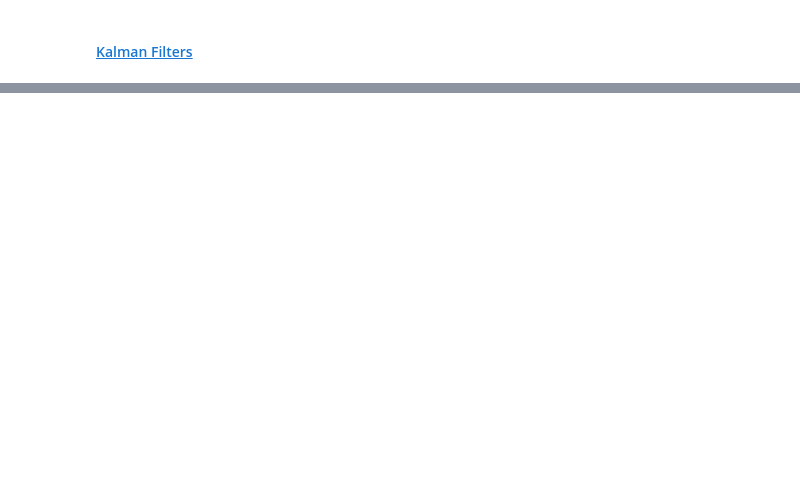
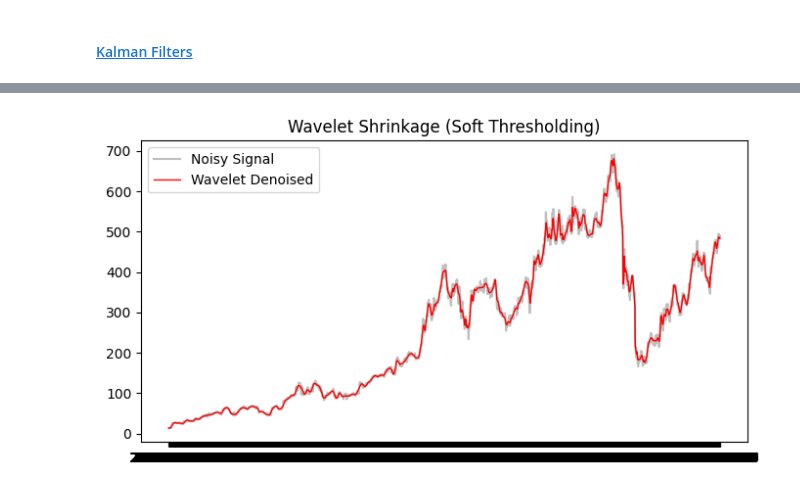
Before and after one commit to GinHikat/OmniTS_for_Stock, a Jupyter notebook: notebooks/preprocessing_benchmark.ipynb, the cells around one changed output, grey strips where cells are left out. Cells and saved outputs as stored; diff of their text form; code cells hidden in the pictures; blank space fills up the shorter version.

```diff
--- a/notebooks/prep_eda.ipynb
+++ b/notebooks/preprocessing_benchmark.ipynb
@@ -914,0 +1288,33 @@ plt.show()
+# %%
+wavelet = "db4" #choose the suitable wavelet. Here is the Daubechies wavelet with 4 vanishing moment - a common choice for smoothing signalls
+
+#Wavelet transform
+coeffs = pywt.wavedec(df_NFLX['Close'], wavelet=wavelet, level = 4) # Level shows decomposition depth, more levels = more frequency bands
+
+'''
+Setting 4 frequency bands create a 5-dimensional array of coef
+- cA4 -> Approximation coef at the highest level (low frequency trend)
+- cD4, cD3, cD2, cD1-> Detail coefficients at different levels (high frequency noise, oscillations,...)
+'''
+
+#Thresholding
+threshold = np.std(coeffs[-1]) * np.sqrt(2*np.log(len(df_NFLX['Close'])))
+'''
+    Universal threshold rule by Donoho-Johnstone by estimating noise level
+    from the finest-scale coefficient and set a cutoff for significance
+ '''
+
+new_coeffs = [coeffs[0]] + [pywt.threshold(c, threshold, mode="soft") for c in coeffs[1:]]
+
+#Reconstruction
+df_NFLX['Wavelet_filtered_Price'] =  pywt.waverec(new_coeffs, wavelet)
+
+# Plot
+plt.figure(figsize=(8,4))
+plt.plot(df_NFLX['Date'], df_NFLX['Close'], color="gray", alpha=0.5, label="Noisy Signal")
+plt.plot(df_NFLX['Date'], df_NFLX['Wavelet_filtered_Price'], "r-", linewidth=1, label="Wavelet Denoised")
+plt.title("Wavelet Shrinkage (Soft Thresholding)")
+plt.legend()
+plt.show()
+# %% [output]
+[figure, added]
```
Also changed, not shown: parts of 44 cells of this notebook, 5 other files.
